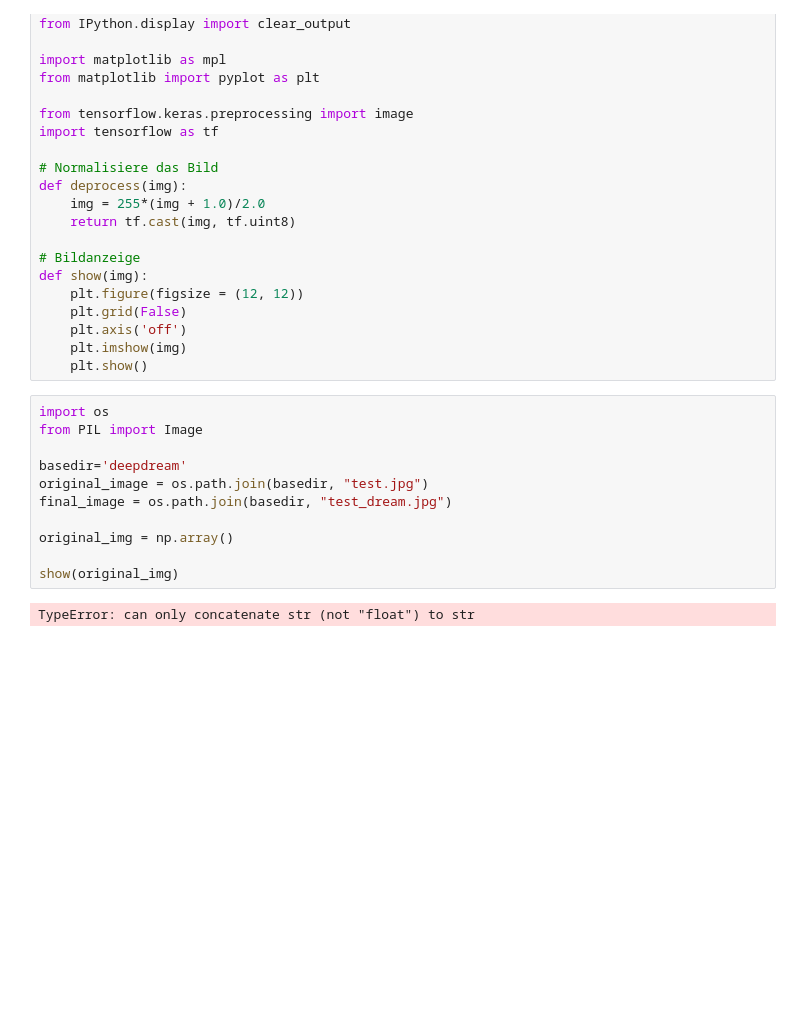
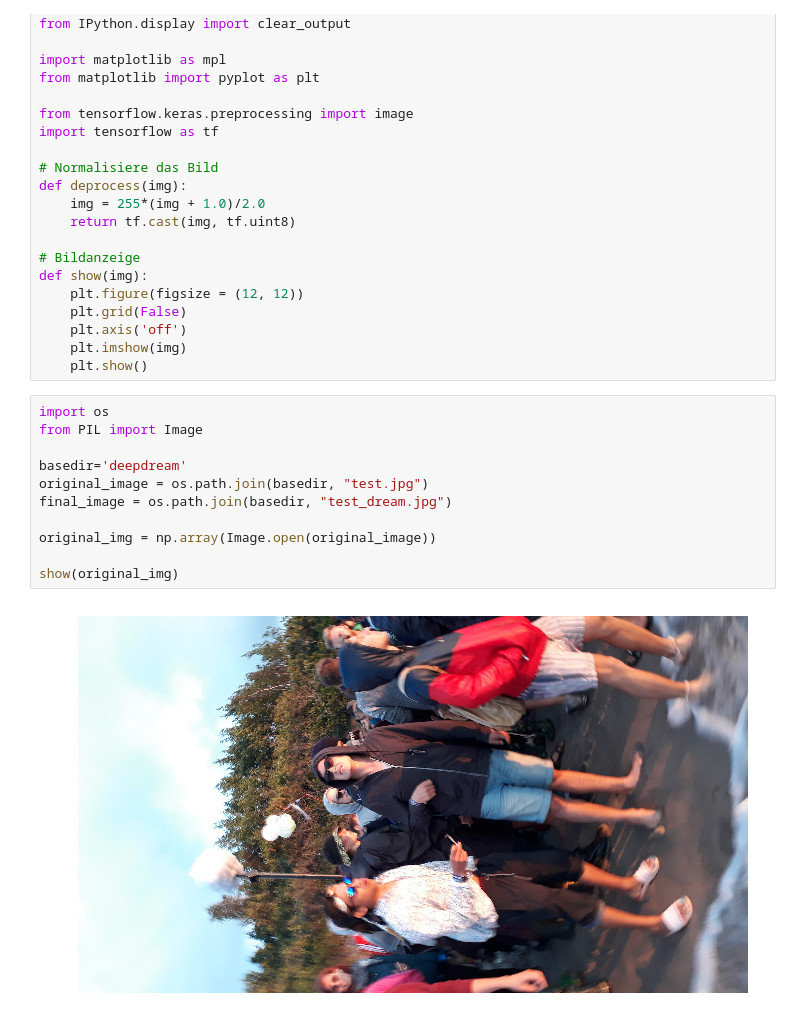
Before and after one commit to overdoz/neural-network, a Jupyter notebook: examples/DeepDream.ipynb, the cells around one changed output. Saved outputs shown, nothing was run; the diff lists cells and outputs as text; blank space fills up the shorter version.

```diff
--- a/examples/DeepDream.ipynb
+++ b/examples/DeepDream.ipynb
@@ -27,13 +27,13 @@ def show(img):
 # %%
 import os
 from PIL import Image
 
 basedir='deepdream'
 original_image = os.path.join(basedir, "test.jpg")
 final_image = os.path.join(basedir, "test_dream.jpg")
 
-original_img = np.array()
+original_img = np.array(Image.open(original_image))
 
 show(original_img)
 # %% [output]
-TypeError: can only concatenate str (not "float") to str
+[figure, added]
```
Also changed, not shown: parts of 3 cells of this notebook.
